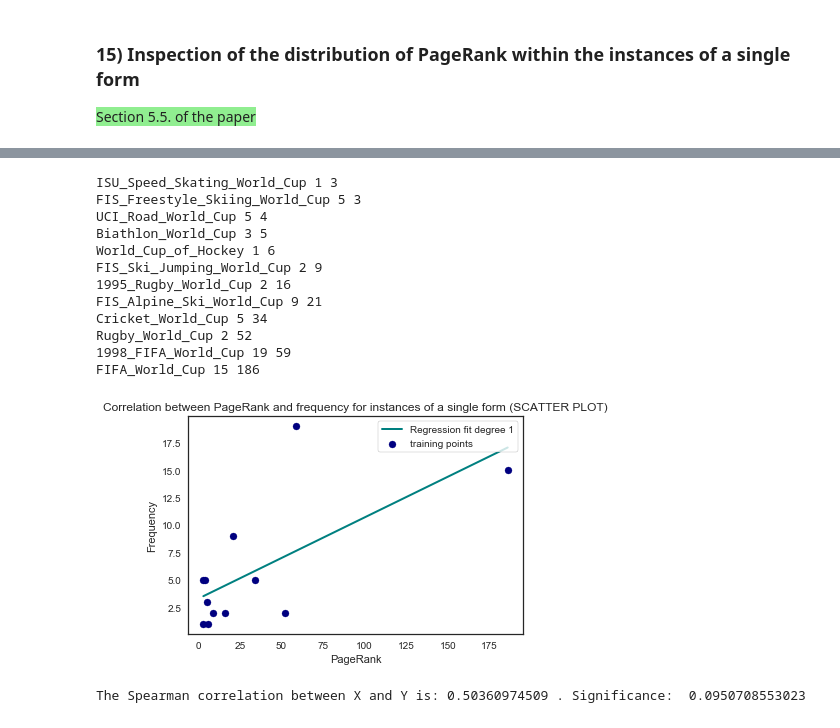
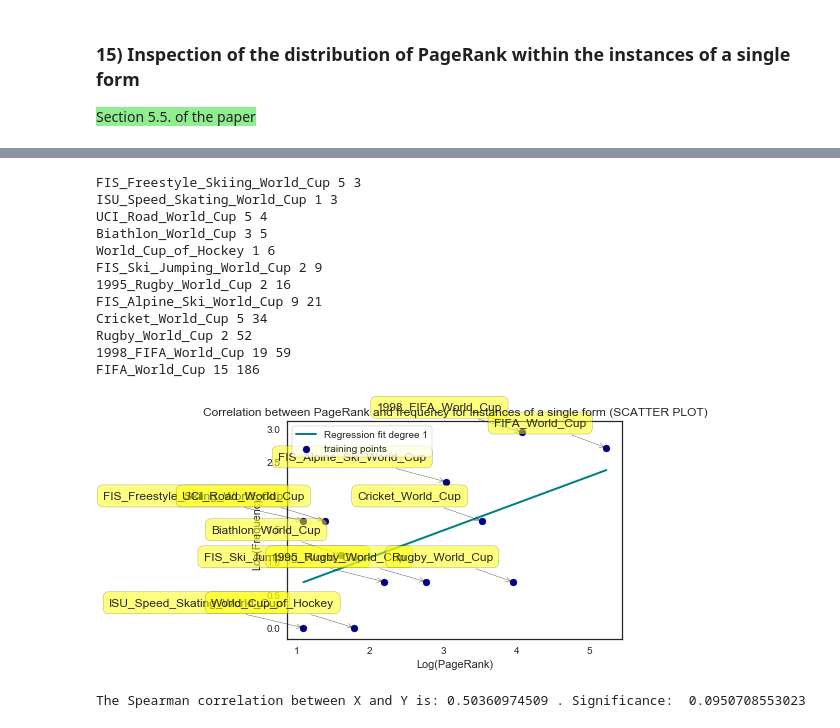
Before and after one commit to cltl/HumanLikeEL, a Jupyter notebook: Data Analysis.ipynb, the cells around one changed output, grey strips where cells are left out. Drawn from its saved outputs; the diff is of its cells as text; code cells hidden in the pictures.

```diff
--- a/Data Analysis.ipynb
+++ b/Data Analysis.ipynb
@@ -649,15 +685,17 @@ fig.savefig('img/world_cup_form_pr.png', bbox_inches='tight')
 # %%
 prs=[]
 freqs=[]
+labels=[]
 for form2, pr in reversed(entries):
     for form, freq in insts:
         if form==form2:
             print(form, freq, pr)
             freqs.append(freq)
             prs.append(pr)
+            labels.append(form)
 # %% [output]
+FIS_Freestyle_Skiing_World_Cup 5 3
 ISU_Speed_Skating_World_Cup 1 3
-FIS_Freestyle_Skiing_World_Cup 5 3
 UCI_Road_World_Cup 5 4
 Biathlon_World_Cup 3 5
 World_Cup_of_Hockey 1 6
@@ -669,14 +707,15 @@ Rugby_World_Cup 2 52
 1998_FIFA_World_Cup 19 59
 FIFA_World_Cup 15 186
 # %%
-plot_utils.scatter_plot(np.array(prs), np.array(freqs),
-                        x_axis='PageRank',
-                        y_axis='Frequency',
+plot_utils.scatter_plot(np.array(np.log(prs)), np.array(np.log(freqs)),
+                        x_axis='Log(PageRank)',
+                        y_axis='Log(Frequency)',
                         title='Correlation between PageRank and frequency for instances of a single form (SCATTER PLOT)',
-                        save=True
+                        save=True,
+                        labels=labels
                         )
 # %% [output]
-[figure, old version]
+[figure, new version]
 # %%
 correlation, significance = spearmanr(prs, freqs)
 print('The Spearman correlation between X and Y is:', correlation, '. Significance: ', significance)
```
Also changed, not shown: parts of 13 cells of this notebook, 3 other files.
